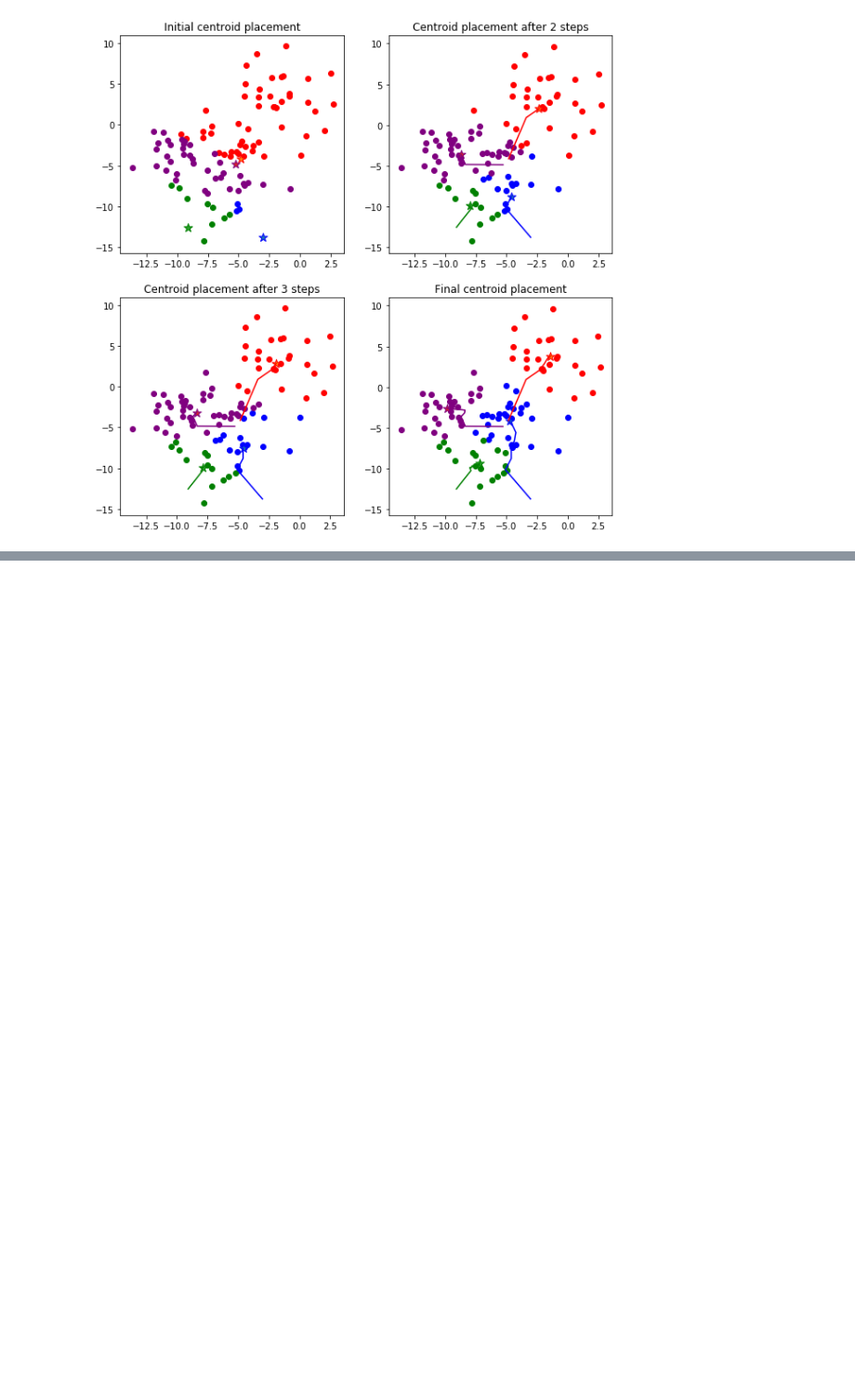
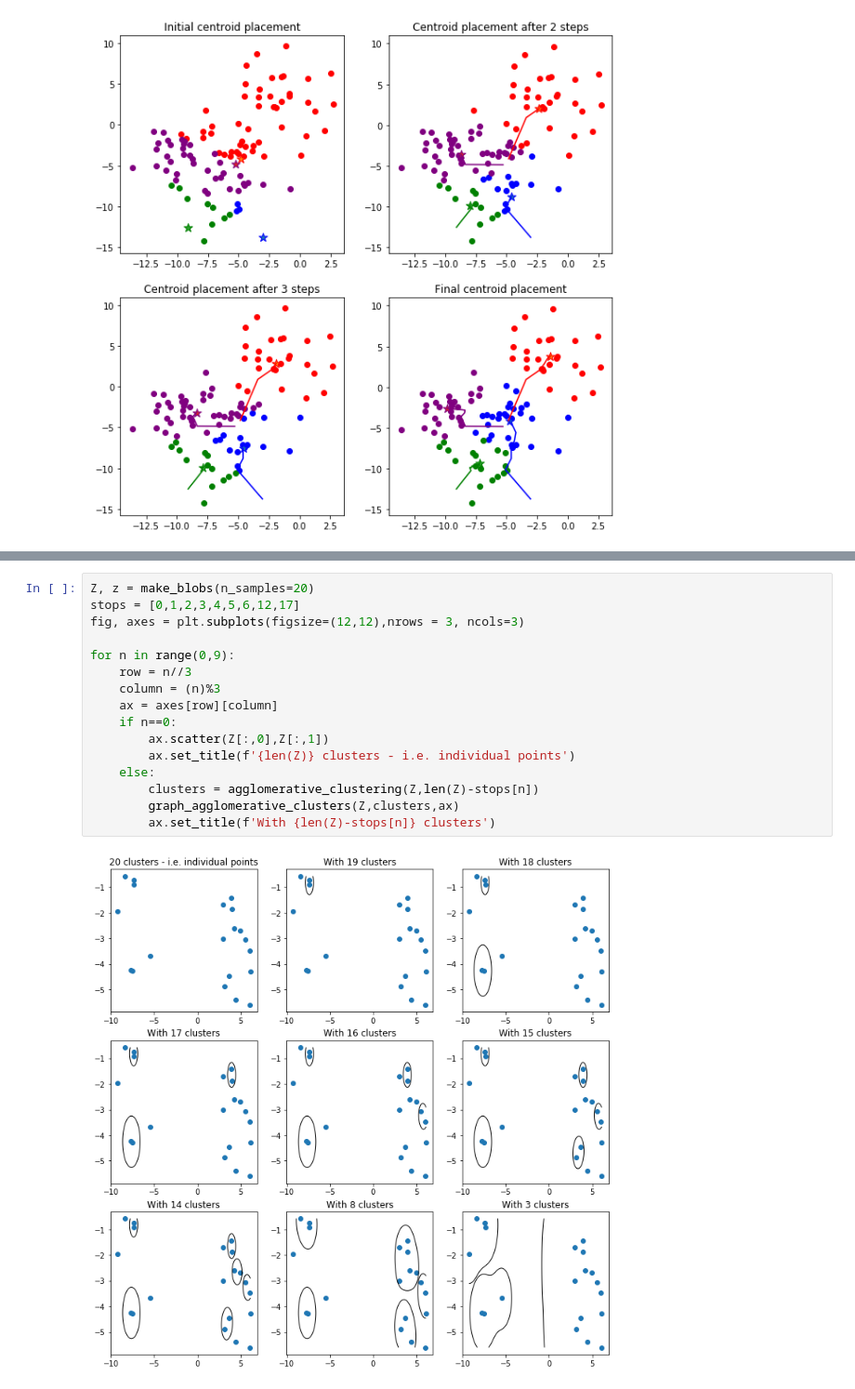
Before and after one commit to max-miller/ds_ground_up, a Jupyter notebook: unsupervised_learning/k_means.ipynb, the cells around one changed output, grey strips where cells are left out. Shown at 93% size. Saved outputs shown, nothing was run; the diff lists cells and outputs as text; blank space fills up the shorter version.

```diff
--- a/unsupervised_learning/k_means.ipynb
+++ b/unsupervised_learning/k_means.ipynb
@@ -197,0 +316,18 @@ k_means_visuals(X_2,4,10)
+# %%
+Z, z = make_blobs(n_samples=20)
+stops = [0,1,2,3,4,5,6,12,17]
+fig, axes = plt.subplots(figsize=(12,12),nrows = 3, ncols=3)
+
+for n in range(0,9):
+    row = n//3
+    column = (n)%3
+    ax = axes[row][column]
+    if n==0:
+        ax.scatter(Z[:,0],Z[:,1])
+        ax.set_title(f'{len(Z)} clusters - i.e. individual points')
+    else:
+        clusters = agglomerative_clustering(Z,len(Z)-stops[n])
+        graph_agglomerative_clusters(Z,clusters,ax)
+        ax.set_title(f'With {len(Z)-stops[n]} clusters')
+# %% [output]
+[figure, added]
```
Also changed, not shown: parts of 13 cells of this notebook.
